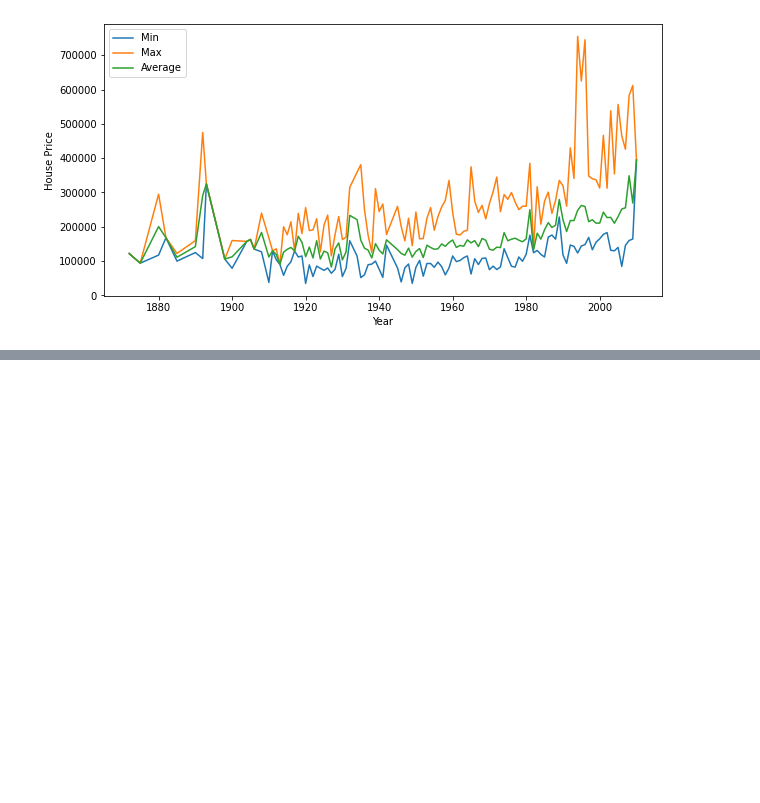
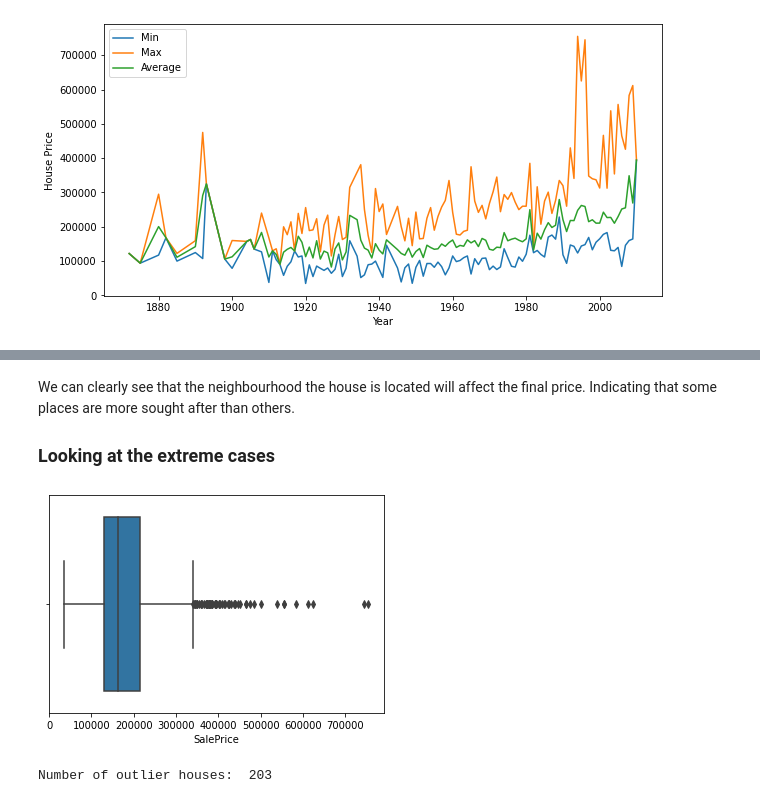
Before and after one commit to Ryan95Z/ml-house-prices, a Jupyter notebook: notebooks/House Prices - EDA.ipynb, the cells around one changed output, grey strips where cells are left out. Cells and saved outputs as stored; diff of their text form; code cells hidden in the pictures; blank space fills up the shorter version.

```diff
--- a/notebooks/House Prices - EDA.ipynb
+++ b/notebooks/House Prices - EDA.ipynb
@@ -484 +473,21 @@ plt.show()
+# %% [markdown]
+We can clearly see that the neighbourhood the house is located will affect the final price. Indicating that some places are more sought after than others.
+
+### Looking at the extreme cases
+# %%
+sale_price = data['SalePrice']
+sns.boxplot(sale_price)
+plt.show()
+
+# Work out the interquartile range
+q1 = sale_price.quantile(0.25)
+q3 = sale_price.quantile(0.75)
+iqr = Q3 - Q1
+
+# Extracting those that are outside of the normal distribution
+outlier_sale_price_df = data[(sale_price > (q1 + 1.5 * iqr))]
+print("Number of outlier houses: ", outlier_sale_price_df.shape[0])
+# %% [output]
+[figure, added]
+Number of outlier houses:  203
 # %%
```
Also changed, not shown: parts of 20 cells of this notebook.
